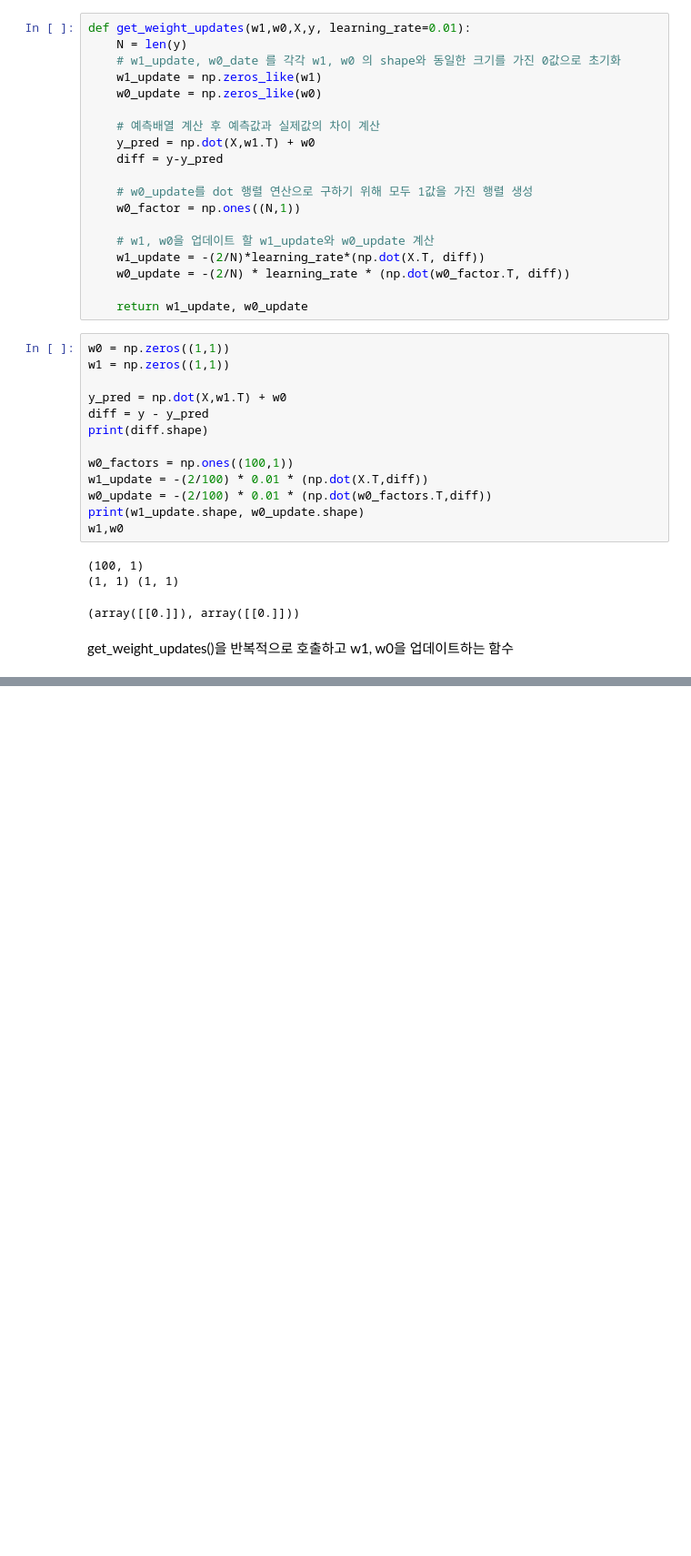
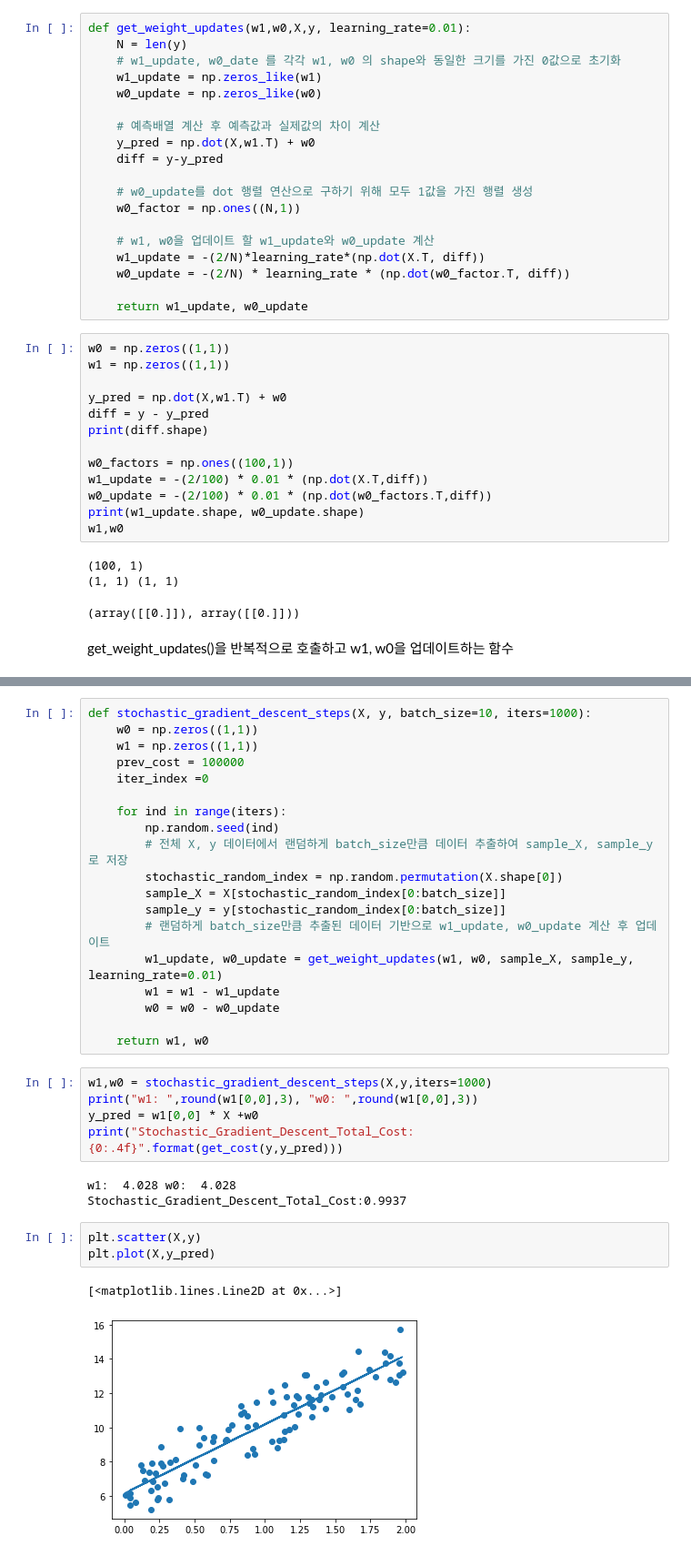
Before and after one commit to Ztrillion/TIL, a Jupyter notebook: Regression/Gradient_Descent.ipynb, the cells around one changed output, grey strips where cells are left out. Shown at 91% size. Saved outputs shown, nothing was run; the diff lists cells and outputs as text; blank space fills up the shorter version.

```diff
--- a/Regression/Gradient_Descent.ipynb
+++ b/Regression/Gradient_Descent.ipynb
@@ -74,0 +106,33 @@ def gradient_step(X,y,iters=10000):
+# %%
+def stochastic_gradient_descent_steps(X, y, batch_size=10, iters=1000):
+    w0 = np.zeros((1,1))
+    w1 = np.zeros((1,1))
+    prev_cost = 100000
+    iter_index =0
+
+    for ind in range(iters):
+        np.random.seed(ind)
+        # 전체 X, y 데이터에서 랜덤하게 batch_size만큼 데이터 추출하여 sample_X, sample_y로 저장
+        stochastic_random_index = np.random.permutation(X.shape[0])
+        sample_X = X[stochastic_random_index[0:batch_size]]
+        sample_y = y[stochastic_random_index[0:batch_size]]
+        # 랜덤하게 batch_size만큼 추출된 데이터 기반으로 w1_update, w0_update 계산 후 업데이트
+        w1_update, w0_update = get_weight_updates(w1, w0, sample_X, sample_y, learning_rate=0.01)
+        w1 = w1 - w1_update
+        w0 = w0 - w0_update
+
+    return w1, w0
+# %%
+w1,w0 = stochastic_gradient_descent_steps(X,y,iters=1000)
+print("w1: ",round(w1[0,0],3), "w0: ",round(w1[0,0],3))
+y_pred = w1[0,0] * X +w0
+print("Stochastic_Gradient_Descent_Total_Cost:{0:.4f}".format(get_cost(y,y_pred)))
+# %% [output]
+w1:  4.028 w0:  4.028
+Stochastic_Gradient_Descent_Total_Cost:0.9937
+# %%
+plt.scatter(X,y)
+plt.plot(X,y_pred)
+# %% [output]
+[<matplotlib.lines.Line2D at 0x...>]
+[figure, added]
```
Also changed, not shown: parts of 9 cells of this notebook.
